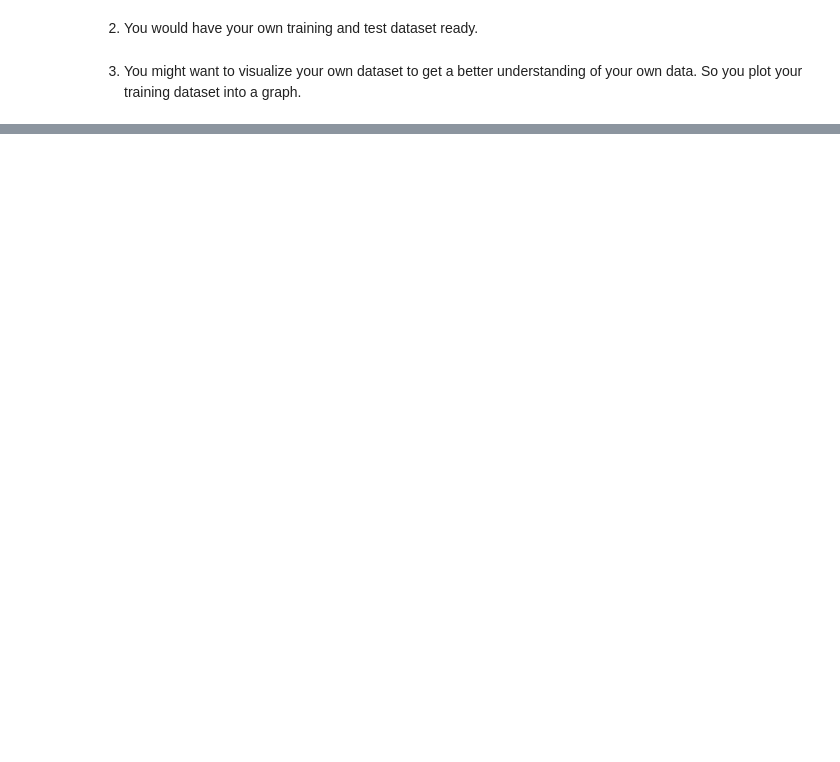
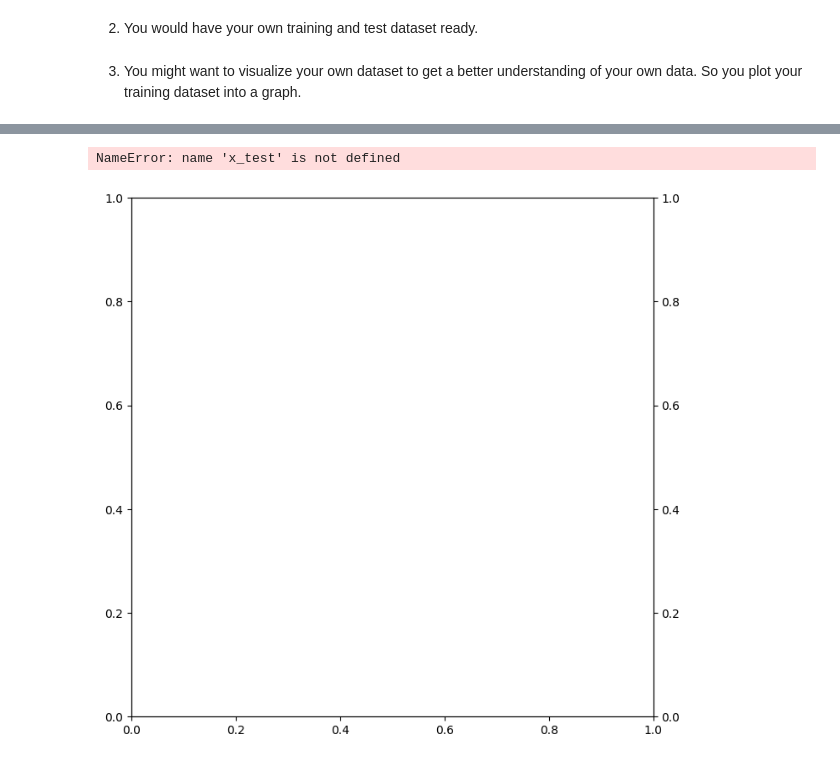
Before and after one commit to bytesroboticmx/capsaIA, a Jupyter notebook: docs/source/tutorials/bias/Histogram-Regression.ipynb, the cells around one changed output, grey strips where cells are left out. Saved outputs shown, nothing was run; the diff lists cells and outputs as text; code cells hidden in the pictures; blank space fills up the shorter version.

```diff
--- a/notebooks/MVE_Classification.ipynb
+++ b/docs/source/tutorials/bias/Histogram-Regression.ipynb
@@ -108,0 +55,13 @@ output.aleatoric
+# %%
+user_model = tf.keras.Sequential(
+        [
+            tf.keras.Input(shape=(1,)),
+            tf.keras.layers.Dense(64, "relu"),
+            tf.keras.layers.Dense(64, "relu"),
+            tf.keras.layers.Dense(64, "relu"),
+            tf.keras.layers.Dense(64, "relu"),
+            tf.keras.layers.Dense(1),
+        ]
+    )
+
+user_model.compile(optimizer=tf.keras.optimizers.Adam(), loss=tf.keras.losses.MeanSquaredError())
@@ -108,0 +70,4 @@ output.aleatoric
+# %%
+#CHANGE THIS TO WRAP()
+histogram_model = HistogramWrapper(user_model,num_bins=40,is_latent_features=False)
+histogram_callback = HistogramCallback()
@@ -108,0 +76,2 @@ output.aleatoric
+# %%
+histogram_model.compile(optimizer=tf.keras.optimizers.Adam(), loss=tf.keras.losses.MeanSquaredError())
@@ -108,0 +80,2 @@ output.aleatoric
+# %%
+histogram_model.fit(x_train,y_train,epochs=2,callbacks=[histogram_callback])
@@ -108,0 +90,13 @@ output.aleatoric
+# %%
+# results = wrapper_model(x_test)
+# y_pred = results["histogram_wrapper_1"][0]
+# y_bias = results["histogram_wrapper_1"][1]
+
+results = histogram_model(x_test)
+y_pred = results[0]
+y_bias = results[1]
+
+plot_for_trained_regression(x_test,y_pred,y_bias)
+# %% [output]
+NameError: name 'x_test' is not defined
+[figure, added]
```
Also changed, not shown: parts of 40 cells of this notebook, 13 other files.
